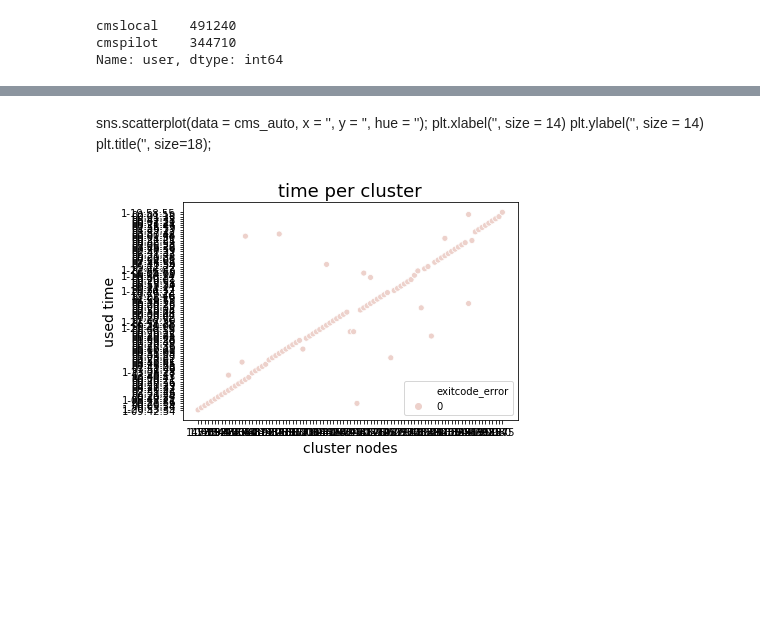
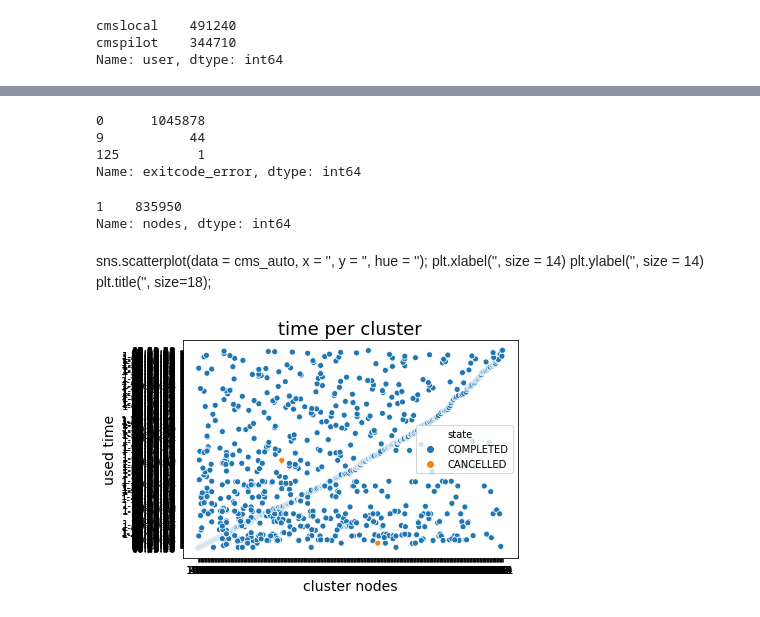
Before and after one commit to nss-data-science-cohort-4/dq2-accre-amd, a Jupyter notebook: notebooks/accre_jobs_2020_cms.ipynb, the cells around one changed output, grey strips where cells are left out. Saved outputs shown, nothing was run; the diff lists cells and outputs as text; code cells hidden in the pictures; blank space fills up the shorter version.

Commit message:
exploring used time, used mem, and failures

```diff
--- a/notebooks/accre_jobs_2020_cms.ipynb
+++ b/notebooks/accre_jobs_2020_cms.ipynb
@@ -111,6 +111,6 @@ cmslocal    491240
 cmspilot    344710
 Name: user, dtype: int64
 # %%
-cms_auto = cms_auto[['reqtime','usedtime','reqmem_mn','used_mb_per_node','cluster_type','cluster_nodes','nodes','exitcode_error']]
+cms_auto = cms_auto[['reqtime','usedtime','reqmem_mn','used_mb_per_node','cluster_type','cluster_nodes','nodes','exitcode_error','state']]
 cms_auto
 # %% [output]
@@ -130,14 +130,26 @@ cms_auto
+# %%
+cms_jobs['exitcode_error'].value_counts()
+# %% [output]
+0      1045878
+9           44
+125          1
+Name: exitcode_error, dtype: int64
+# %%
+cms_auto['nodes'].value_counts()
+# %% [output]
+1    835950
+Name: nodes, dtype: int64
 # %% [markdown]
 sns.scatterplot(data = cms_auto, x = '', y = '', hue = '');
 plt.xlabel('', size = 14)
 plt.ylabel('', size = 14)
 plt.title('', size=18);
 # %%
-cms_auto_sample100 = cms_auto.sample(n=100)
+cms_auto_sample1000 = cms_auto.sample(n=1000)
 # %%
-sns.scatterplot(data = cms_auto_sample100, x = 'cluster_nodes', y = 'usedtime', hue = 'exitcode_error');
+sns.scatterplot(data = cms_auto_sample1000, x = 'cluster_nodes', y = 'usedtime', hue = 'state');
 plt.xlabel('cluster nodes', size = 14)
 plt.ylabel('used time', size = 14)
 plt.title('time per cluster', size=18);
 # %% [output]
-[figure, old version]
+[figure, new version]
```
Also changed, not shown: parts of 9 cells of this notebook.
